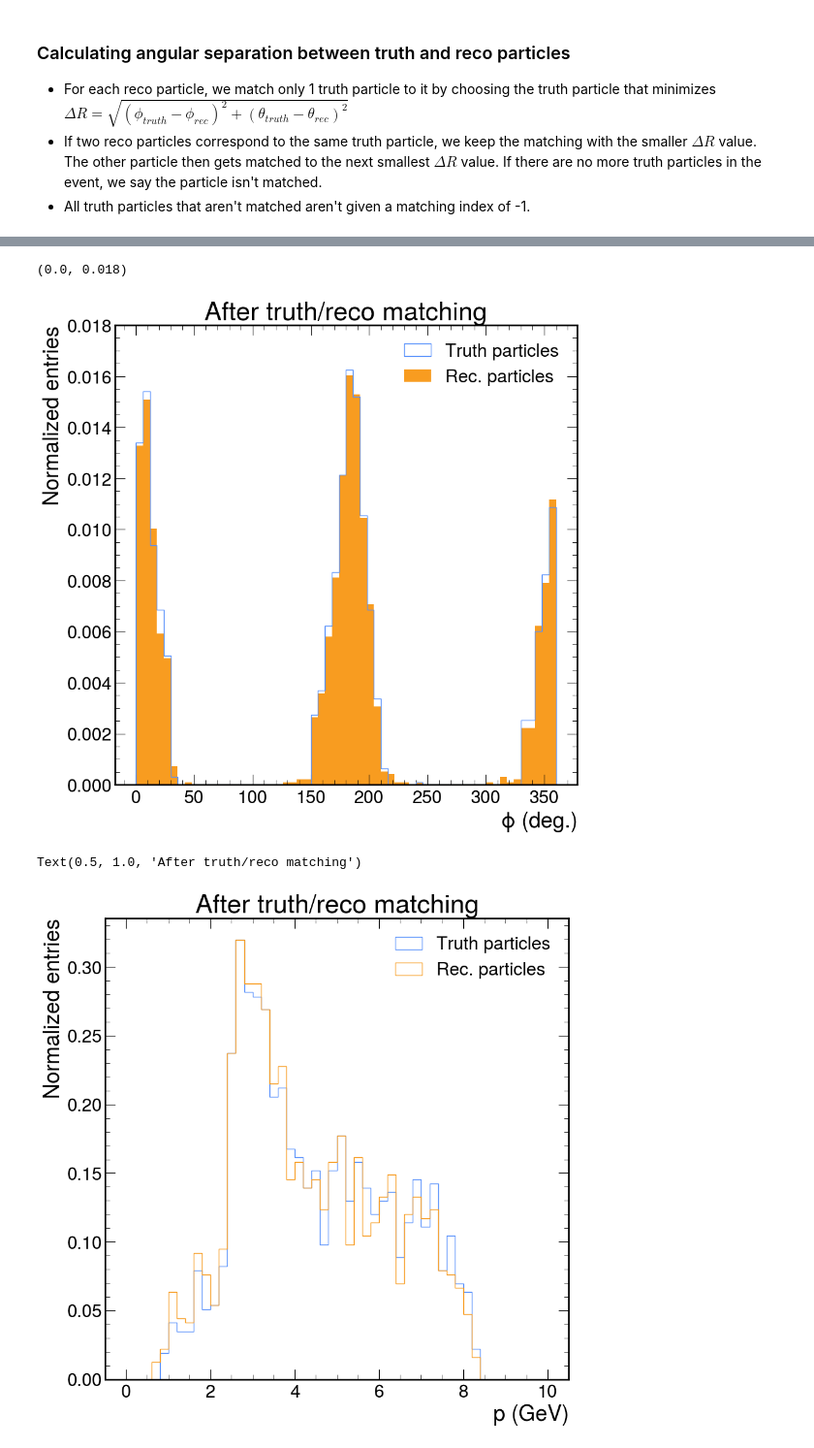
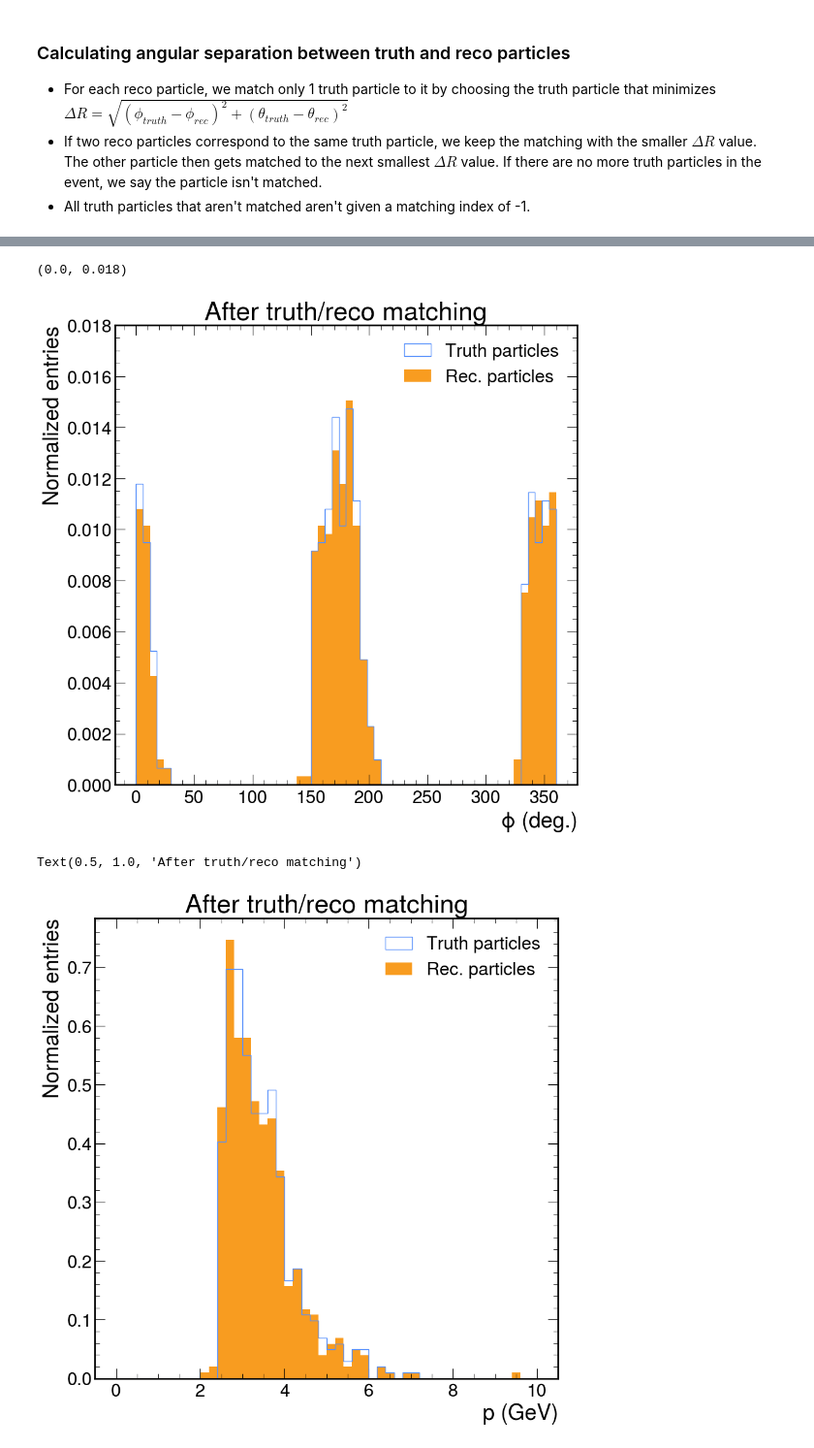
Before and after one commit to rymilton/CLAS_RICH_ML, a Jupyter notebook: RICH_QA.ipynb, the cells around one changed output, grey strips where cells are left out. Shown at 97% size. Drawn from its saved outputs; the diff is of its cells as text; code cells hidden in the pictures.

```diff
--- a/RICH_QA.ipynb
+++ b/RICH_QA.ipynb
@@ -207,12 +268,12 @@ Text(0.5, 1.0, 'RICH Aerogel B3')
 # %% [markdown]
 ### Calculating theta and phi for all the particles to do reco-truth matching
 # %%
-truth_particles["phi"] = np.atan2(truth_particles["py"], truth_particles["px"])
-truth_particles["phi"] = ak.where(truth_particles["phi"] < 0, truth_particles["phi"] + 2 * np.pi, truth_particles["phi"])*180/np.pi
-rec_particles["phi"] = np.atan2(rec_particles["py"], rec_particles["px"])
-rec_particles["phi"] = ak.where(rec_particles["phi"] < 0, rec_particles["phi"] + 2 * np.pi, rec_particles["phi"])*180/np.pi
-truth_particles["theta"] = np.arccos(truth_particles["pz"]/truth_particles["p"]) * 180/np.pi
-rec_particles["theta"] = np.arccos(rec_particles["pz"]/rec_particles["p"]) * 180/np.pi
+truth_particles["MC::Particle.phi"] = np.atan2(truth_particles["MC::Particle.py"], truth_particles["MC::Particle.px"])
+truth_particles["MC::Particle.phi"] = ak.where(truth_particles["MC::Particle.phi"] < 0, truth_particles["MC::Particle.phi"] + 2 * np.pi, truth_particles["MC::Particle.phi"])*180/np.pi
+rec_particles["REC::Particles.phi"] = np.atan2(rec_particles["REC::Particles.py"], rec_particles["REC::Particles.px"])
+rec_particles["REC::Particles.phi"] = ak.where(rec_particles["REC::Particles.phi"] < 0, rec_particles["REC::Particles.phi"] + 2 * np.pi, rec_particles["REC::Particles.phi"])*180/np.pi
+truth_particles["MC::Particle.theta"] = np.arccos(truth_particles["MC::Particle.pz"]/truth_particles["MC::Particle.p"])*180/np.pi
+rec_particles["REC::Particles.theta"] = np.arccos(rec_particles["REC::Particles.pz"]/rec_particles["REC::Particles.p"]) * 180/np.pi
 # %%
 rec_particles_RICH = rec_particles[unique_pindex]
 # %% [markdown]
@@ -381,0 +475,3 @@ Text(0.5, 1.0, 'After RICH selection')
+# %%
+neutral_mask = (rec_particles_RICH["REC::Particles.charge"]>0) | (rec_particles_RICH["REC::Particles.charge"]<0)
+rec_particles_RICH = rec_particles_RICH[neutral_mask]
@@ -392,16 +504,16 @@ def angular_difference(a, b):
     return diff
 # %%
 delta_R = []
-num_events_with_multiple = 0
+delta_R_cut_value = 10
 
-for event in range(len(rec_particles["theta"])):
-    if len(rec_particles["theta"][event]) > len(truth_particles["theta"][event]):
+for event in range(len(rec_particles["REC::Particles.theta"])):
+    if len(rec_particles["REC::Particles.theta"][event]) > len(truth_particles["MC::Particle.theta"][event]):
         print(event)
     delta_R_event = []
     matching_index_event = []
-    for rec_phi, rec_theta in zip(rec_particles["phi"][event], rec_particles["theta"][event]):
+    for rec_phi, rec_theta in zip(rec_particles["REC::Particles.phi"][event], rec_particles["REC::Particles.theta"][event]):
         delta_R_particle = []
-        for truth_phi, truth_theta in zip(truth_particles["phi"][event], truth_particles["theta"][event]):
+        for truth_phi, truth_theta in zip(truth_particles["MC::Particle.phi"][event], truth_particles["MC::Particle.theta"][event]):
             delta_R_particle.append(np.sqrt( angular_difference(rec_phi, truth_phi )**2 + (rec_theta- truth_theta)**2))
         delta_R_event.append(delta_R_particle)
     delta_R.append(delta_R_event)
@@ -470,3 +629,9 @@ matching_truth_particles = truth_particles[matching_index]
+# %%
+matching_truth_particles=truth_particles[matching_index]
+matching_rec_particles = rec_particles[keep_reco]
+electron_mask = (matching_truth_particles["MC::Particle.pid"] != 11) & (matching_truth_particles["MC::Particle.pid"]!=-11)
+matching_truth_particles=matching_truth_particles[electron_mask]
+matching_rec_particles=matching_rec_particles[electron_mask]
 # %%
 fig = plt.figure()
 plt.hist(
@@ -524,7 +689,7 @@ plt.ylim(0, .018)
 # %%
 fig = plt.figure()
 plt.hist(
-    ak.flatten(matching_truth_particles["phi"]),
+    ak.flatten(matching_truth_particles["MC::Particle.phi"]),
     bins = 60,
     range = (0, 360),
     label = "Truth particles",
@@ -533,7 +698,7 @@ plt.hist(
 )
 
 plt.hist(
-    ak.flatten(rec_particles["phi"]),
+    ak.flatten(matching_rec_particles["REC::Particles.phi"]),
     bins = 60,
     range = (0, 360),
     label = "Rec. particles",
@@ -547,31 +712,31 @@ plt.title("After truth/reco matching")
 plt.ylim(0, .018)
 # %% [output]
 (0.0, 0.018)
-[figure, old version]
+[figure, new version]
 # %%
 fig = plt.figure()
 plt.hist(
-    ak.flatten(matching_truth_particles["p"]),
+    ak.flatten(matching_truth_particles["MC::Particle.p"]),
     bins = 50,
     range = (0, 10),
     label = "Truth particles",
     histtype='step',
     density=True
 )
 
 plt.hist(
-    ak.flatten(rec_particles["p"]),
+    ak.flatten(matching_rec_particles["REC::Particles.p"]),
     bins = 50,
     range = (0, 10),
     label = "Rec. particles",
-    histtype='step',
+    histtype='stepfilled',
     density=True
 )
 plt.xlabel("p (GeV)")
 plt.ylabel("Normalized entries")
 plt.legend()
 plt.title("After truth/reco matching")
 # plt.ylim(0, .018)
 # %% [output]
 Text(0.5, 1.0, 'After truth/reco matching')
-[figure, old version]
+[figure, new version]
```
Also changed, not shown: parts of 32 cells of this notebook.
